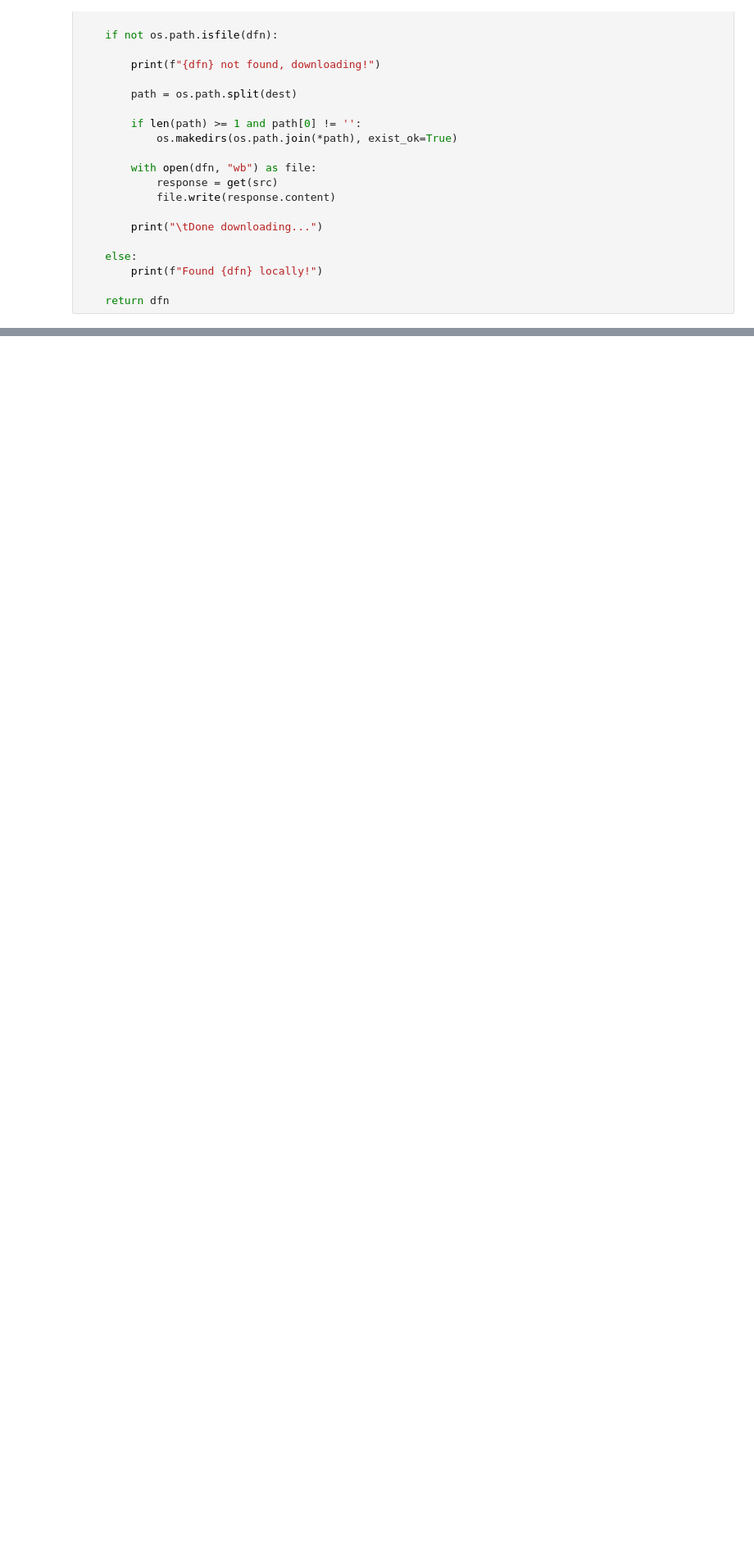
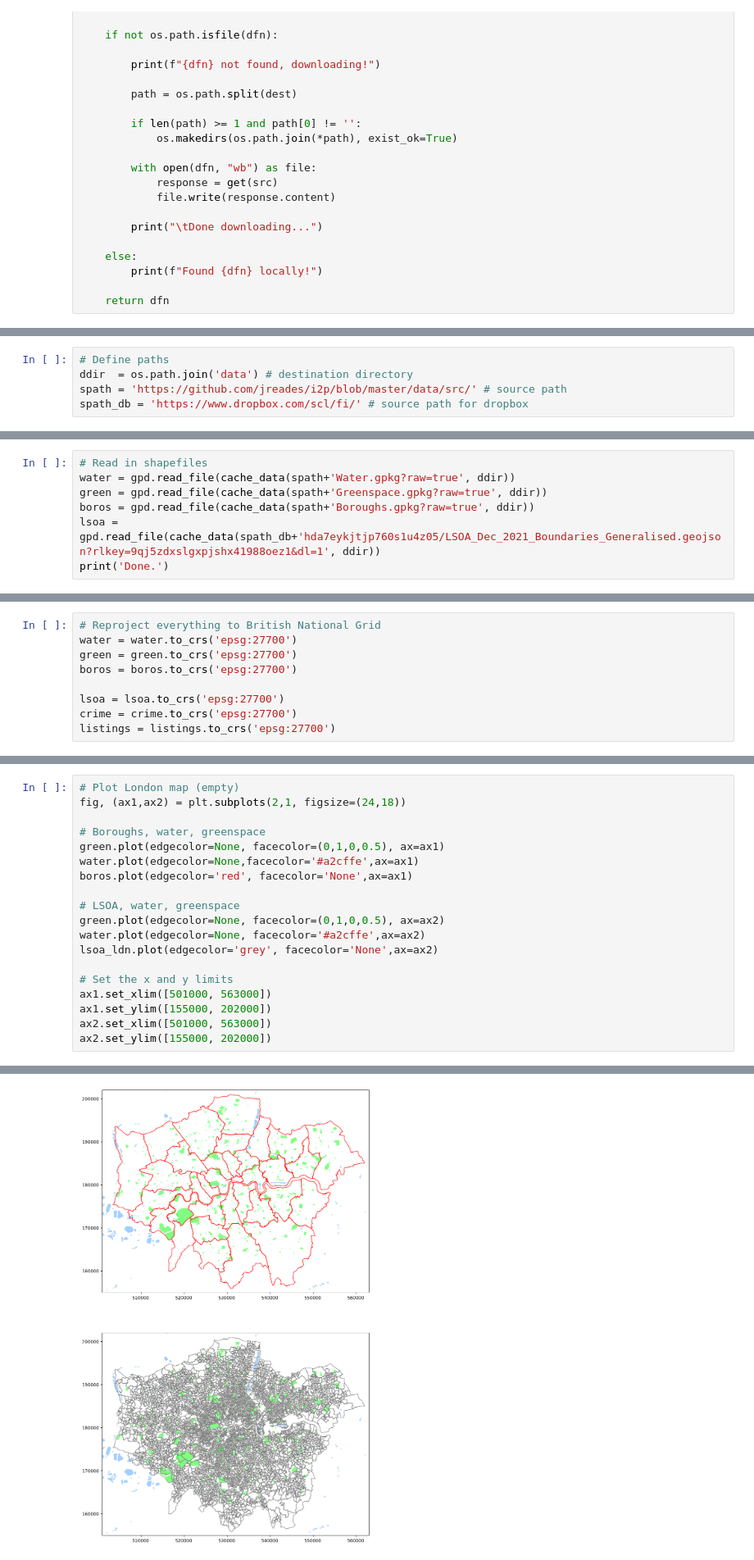
Before and after one commit to shaunhoang/fsds-group-cheers, a Jupyter notebook: main_code_graphs.ipynb, the cells around one changed output, grey strips where cells are left out. Shown at 82% size. Drawn from its saved outputs; the diff is of its cells as text; blank space fills up the shorter version.

Commit message:
Almost done with 6

```diff
--- a/main_code_graphs.ipynb
+++ b/main_code_graphs.ipynb
@@ -129,0 +69,5 @@ Task 5: Run Pearson correlations: (See QM practical 3-4)
+# %%
+# Define paths
+ddir  = os.path.join('data') # destination directory
+spath = 'https://github.com/jreades/i2p/blob/master/data/src/' # source path
+spath_db = 'https://www.dropbox.com/scl/fi/' # source path for dropbox
@@ -129,0 +102,7 @@ Task 5: Run Pearson correlations: (See QM practical 3-4)
+# %%
+# Read in shapefiles
+water = gpd.read_file(cache_data(spath+'Water.gpkg?raw=true', ddir))
+green = gpd.read_file(cache_data(spath+'Greenspace.gpkg?raw=true', ddir))
+boros = gpd.read_file(cache_data(spath+'Boroughs.gpkg?raw=true', ddir))
+lsoa = gpd.read_file(cache_data(spath_db+'hda7eykjtjp760s1u4z05/LSOA_Dec_2021_Boundaries_Generalised.geojson?rlkey=9qj5zdxslgxpjshx41988oez1&dl=1', ddir))
+print('Done.')
@@ -129,0 +117,9 @@ Task 5: Run Pearson correlations: (See QM practical 3-4)
+# %%
+# Reproject everything to British National Grid
+water = water.to_crs('epsg:27700')
+green = green.to_crs('epsg:27700')
+boros = boros.to_crs('epsg:27700')
+
+lsoa = lsoa.to_crs('epsg:27700')
+crime = crime.to_crs('epsg:27700')
+listings = listings.to_crs('epsg:27700')
@@ -129,0 +140,20 @@ Task 5: Run Pearson correlations: (See QM practical 3-4)
+# %%
+# Plot London map (empty)
+fig, (ax1,ax2) = plt.subplots(2,1, figsize=(24,18))
+
+# Boroughs, water, greenspace
+green.plot(edgecolor=None, facecolor=(0,1,0,0.5), ax=ax1)
+water.plot(edgecolor=None,facecolor='#a2cffe',ax=ax1)
+boros.plot(edgecolor='red', facecolor='None',ax=ax1)
+
+# LSOA, water, greenspace
+green.plot(edgecolor=None, facecolor=(0,1,0,0.5), ax=ax2)
+water.plot(edgecolor=None, facecolor='#a2cffe',ax=ax2)
+lsoa_ldn.plot(edgecolor='grey', facecolor='None',ax=ax2)
+
+# Set the x and y limits
+ax1.set_xlim([501000, 563000])
+ax1.set_ylim([155000, 202000])
+ax2.set_xlim([501000, 563000])
+ax2.set_ylim([155000, 202000])
+# %% [output]
@@ -129,0 +161 @@ Task 5: Run Pearson correlations: (See QM practical 3-4)
+[figure, added]
```
Also changed, not shown: parts of 42 cells of this notebook, 3 other files.
